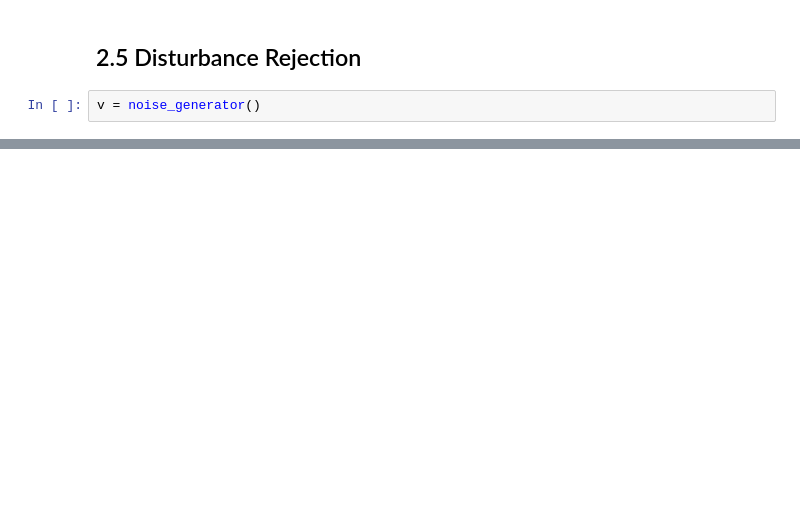
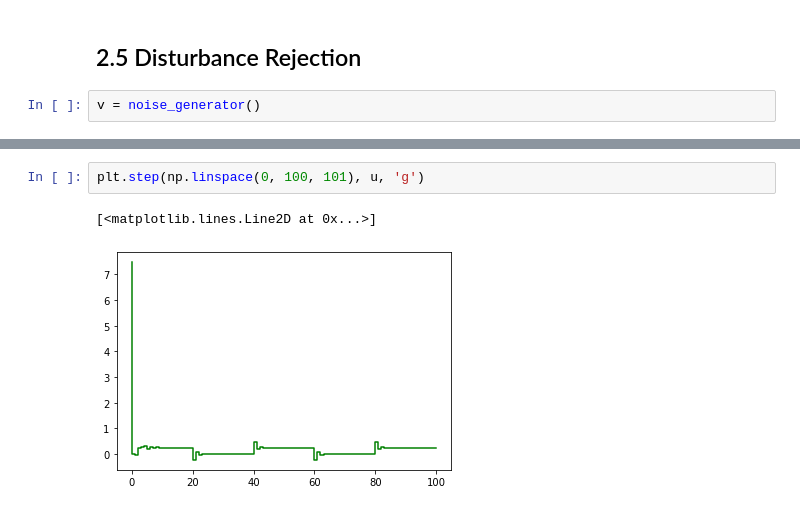
Before and after one commit to derekboase/Adaptive_Control_Code, a Jupyter notebook: Assignments/Assignment_2/Boase_Derek_hw2.ipynb, the cells around one changed output, grey strips where cells are left out. Saved outputs shown, nothing was run; the diff lists cells and outputs as text; blank space fills up the shorter version.

```diff
--- a/Assignments/Assignment_2/Boase_Derek_hw2.ipynb
+++ b/Assignments/Assignment_2/Boase_Derek_hw2.ipynb
@@ -391,0 +531,5 @@ v = noise_generator()
+# %%
+plt.step(np.linspace(0, 100, 101), u, 'g')
+# %% [output]
+[<matplotlib.lines.Line2D at 0x...>]
+[figure, added]
```
Also changed, not shown: parts of 24 cells of this notebook.
